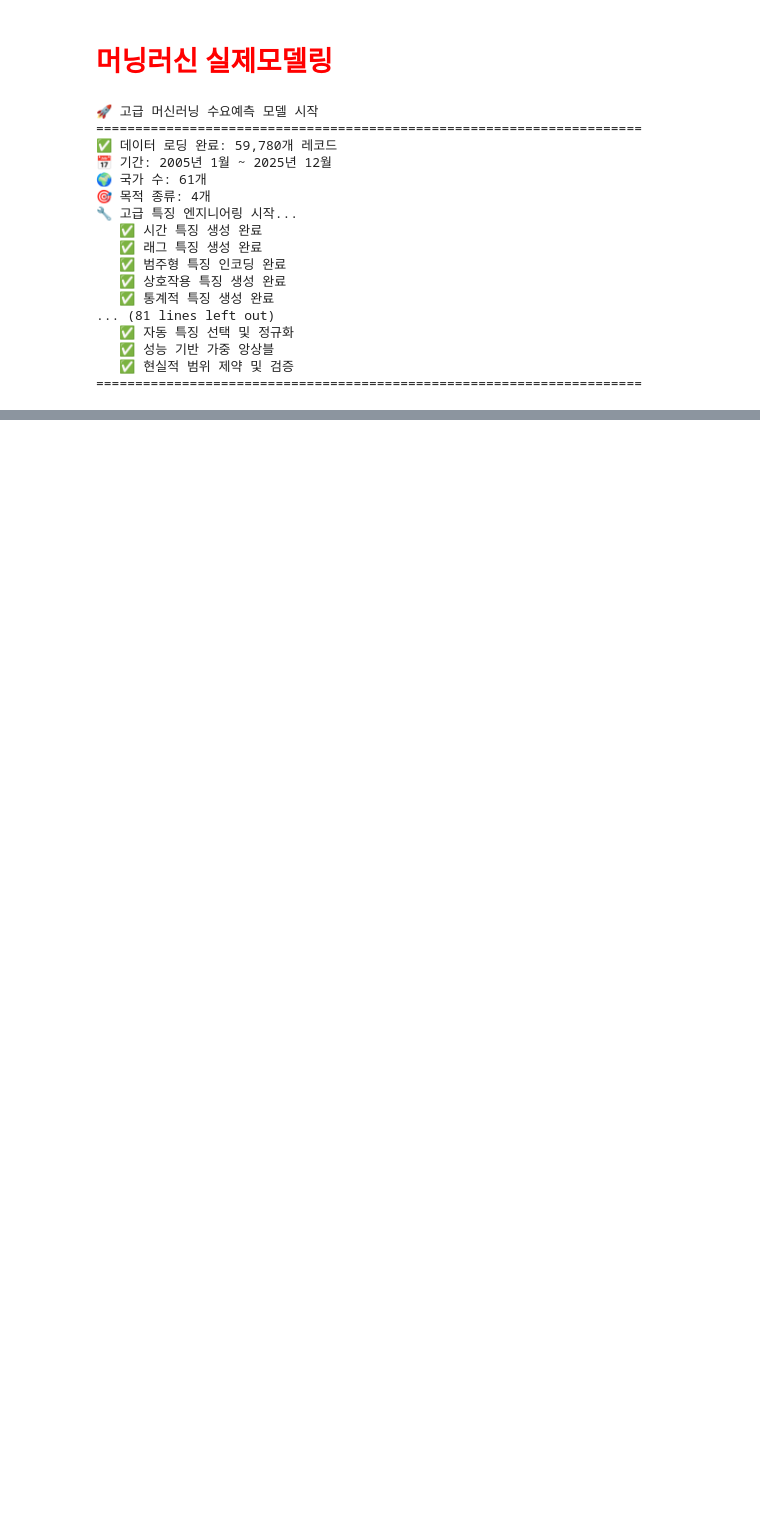
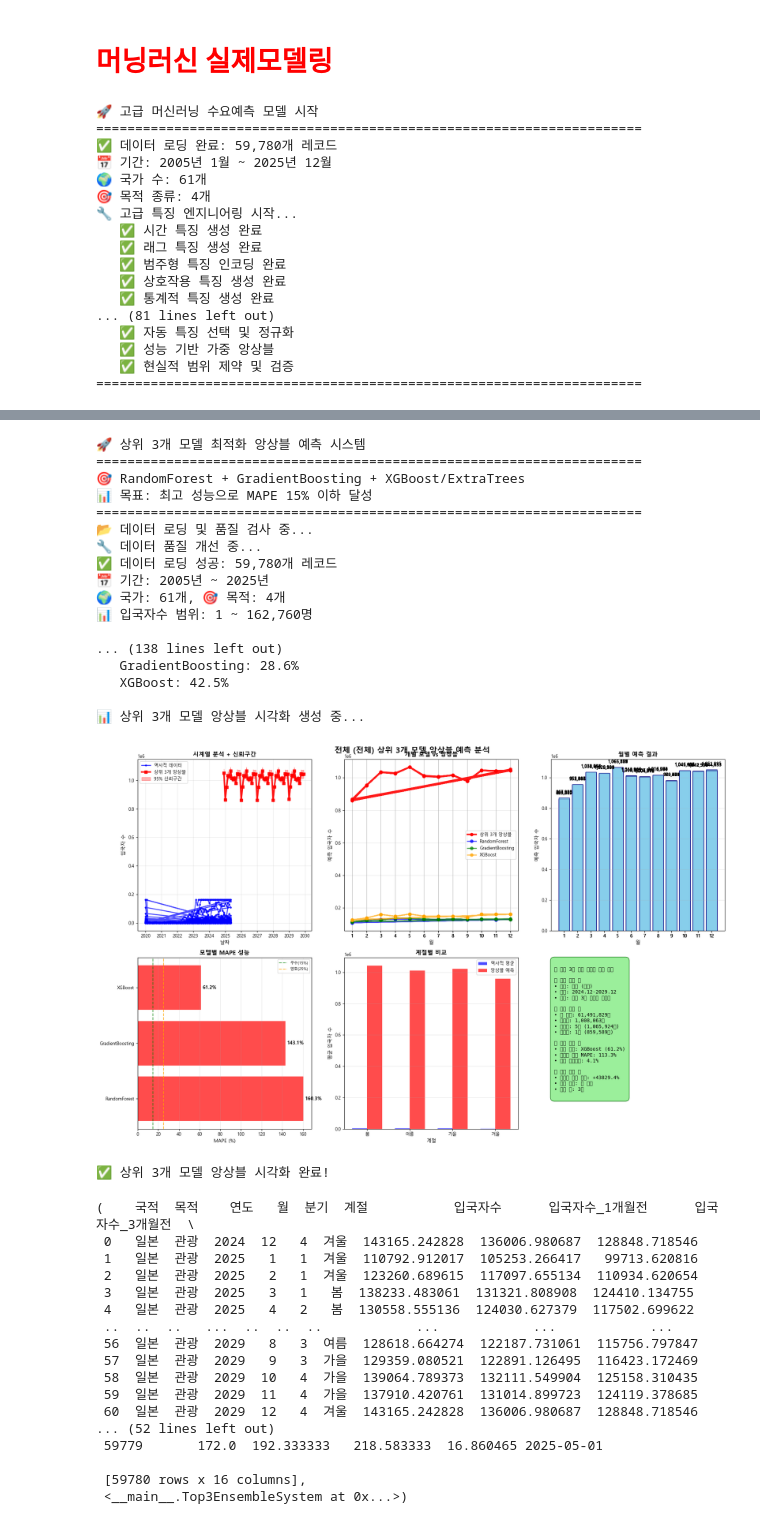
Before and after one commit to codingSsakAi/1stProject, a Jupyter notebook: jun/모델링/머닝러신 실제 모델링.ipynb, the cells around one changed output, grey strips where cells are left out. Saved outputs shown, nothing was run; the diff lists cells and outputs as text; code cells hidden in the pictures; blank space fills up the shorter version.

```diff
--- a/jun/모델링/머닝러신 실제 모델링.ipynb
+++ b/jun/모델링/머닝러신 실제 모델링.ipynb
@@ -680,0 +6635,39 @@ print("="*70)
+# %%
+interactive_top3_forecast()
+# %% [output]
+🚀 상위 3개 모델 최적화 앙상블 예측 시스템
+======================================================================
+🎯 RandomForest + GradientBoosting + XGBoost/ExtraTrees
+📊 목표: 최고 성능으로 MAPE 15% 이하 달성
+======================================================================
+📂 데이터 로딩 및 품질 검사 중...
+🔧 데이터 품질 개선 중...
+✅ 데이터 로딩 성공: 59,780개 레코드
+📅 기간: 2005년 ~ 2025년
+🌍 국가: 61개, 🎯 목적: 4개
+📊 입국자수 범위: 1 ~ 162,760명
+
+... (138 lines left out)
+   GradientBoosting: 28.6%
+   XGBoost: 42.5%
+
+📊 상위 3개 모델 앙상블 시각화 생성 중...
+[figure, added]
+✅ 상위 3개 모델 앙상블 시각화 완료!
+(    국적  목적    연도   월  분기  계절           입국자수      입국자수_1개월전      입국자수_3개월전  \
+ 0   일본  관광  2024  12   4  겨울  143165.242828  136006.980687  128848.718546
+ 1   일본  관광  2025   1   1  겨울  110792.912017  105253.266417   99713.620816
+ 2   일본  관광  2025   2   1  겨울  123260.689615  117097.655134  110934.620654
+ 3   일본  관광  2025   3   1   봄  138233.483061  131321.808908  124410.134755
+ 4   일본  관광  2025   4   2   봄  130558.555136  124030.627379  117502.699622
+ ..  ..  ..   ...  ..  ..  ..            ...            ...            ...
+ 56  일본  관광  2029   8   3  여름  128618.664274  122187.731061  115756.797847
+ 57  일본  관광  2029   9   3  가을  129359.080521  122891.126495  116423.172469
+ 58  일본  관광  2029  10   4  가을  139064.789373  132111.549904  125158.310435
+ 59  일본  관광  2029  11   4  가을  137910.420761  131014.899723  124119.378685
+ 60  일본  관광  2029  12   4  겨울  143165.242828  136006.980687  128848.718546
+... (52 lines left out)
+ 59779       172.0  192.333333   218.583333  16.860465 2025-05-01
+
+ [59780 rows x 16 columns],
+ <__main__.Top3EnsembleSystem at 0x...>)
```
Also changed, not shown: parts of 10 cells of this notebook, 5 other files.
